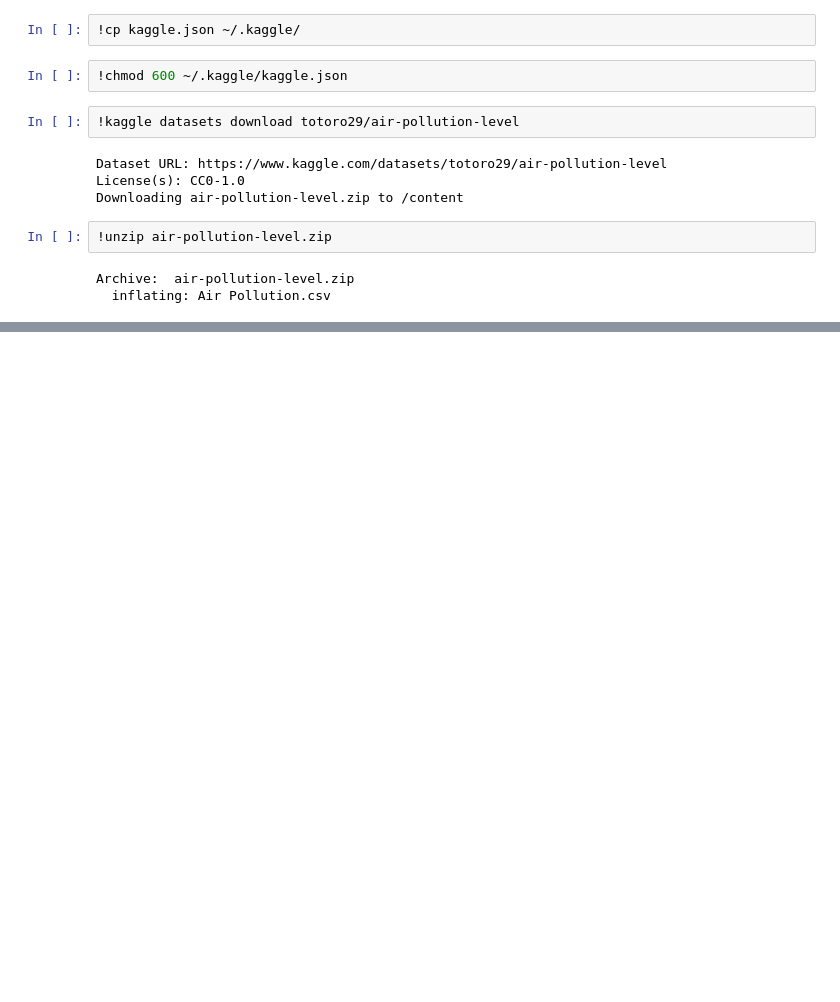
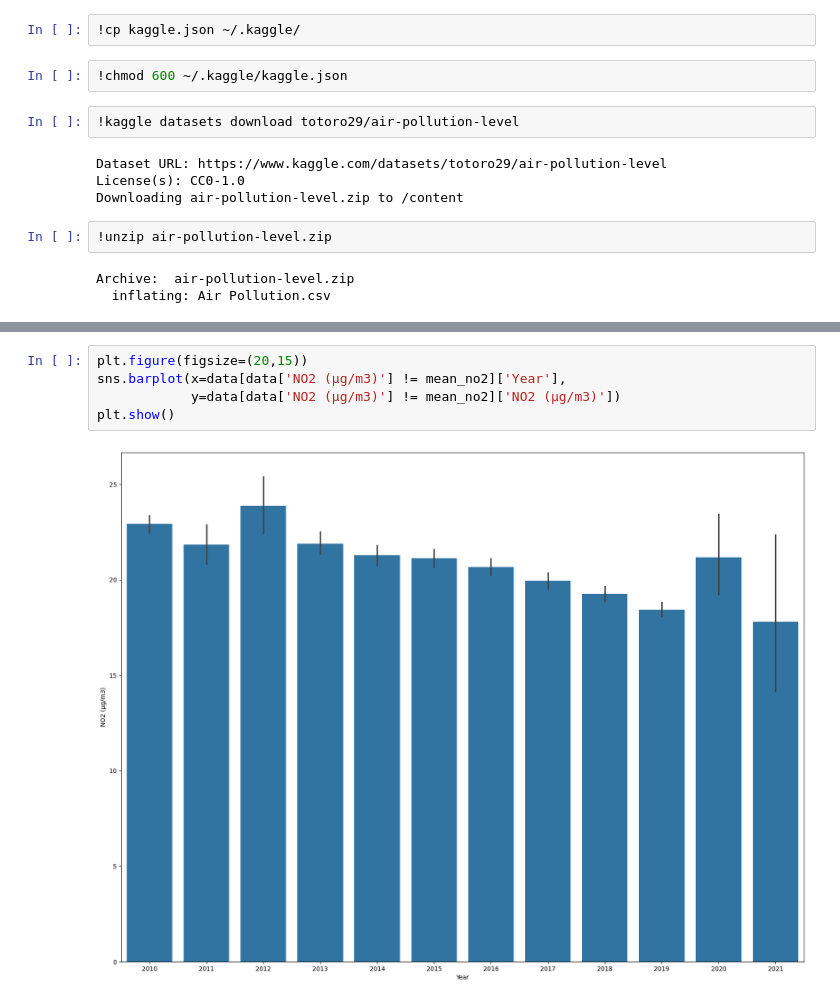
Before and after one commit to AnantChandra/google-colab, a Jupyter notebook: air_pollution.ipynb, the cells around one changed output, grey strips where cells are left out. Drawn from its saved outputs; the diff is of its cells as text; blank space fills up the shorter version.

```diff
--- a/air_pollution.ipynb
+++ b/air_pollution.ipynb
@@ -28,0 +108,7 @@ Archive:  air-pollution-level.zip
+# %%
+plt.figure(figsize=(20,15))
+sns.barplot(x=data[data['NO2 (μg/m3)'] != mean_no2]['Year'],
+            y=data[data['NO2 (μg/m3)'] != mean_no2]['NO2 (μg/m3)'])
+plt.show()
+# %% [output]
+[figure, added]
```
Also changed, not shown: parts of 20 cells of this notebook.
